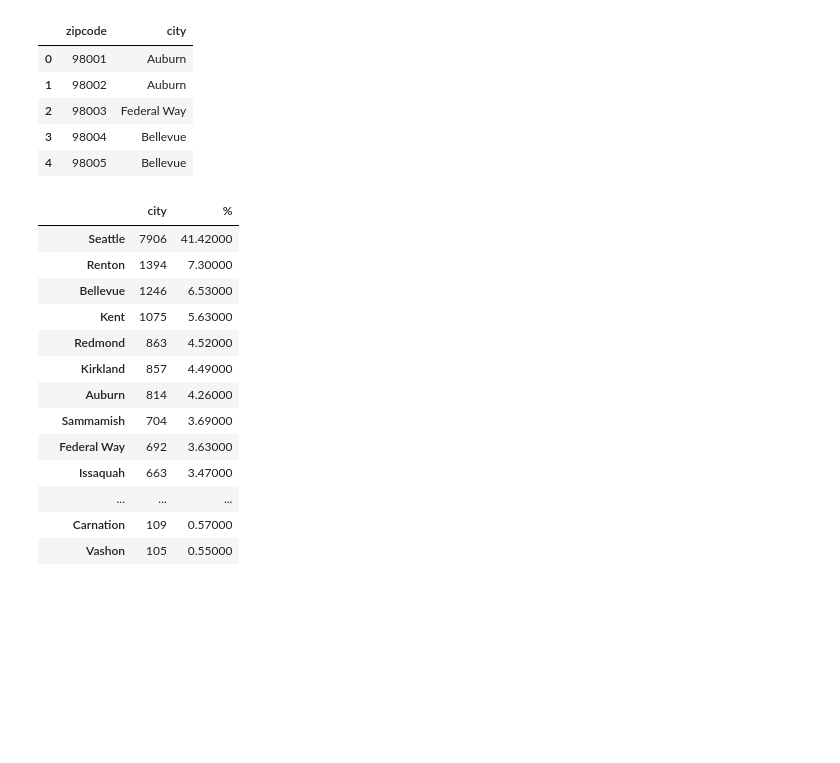
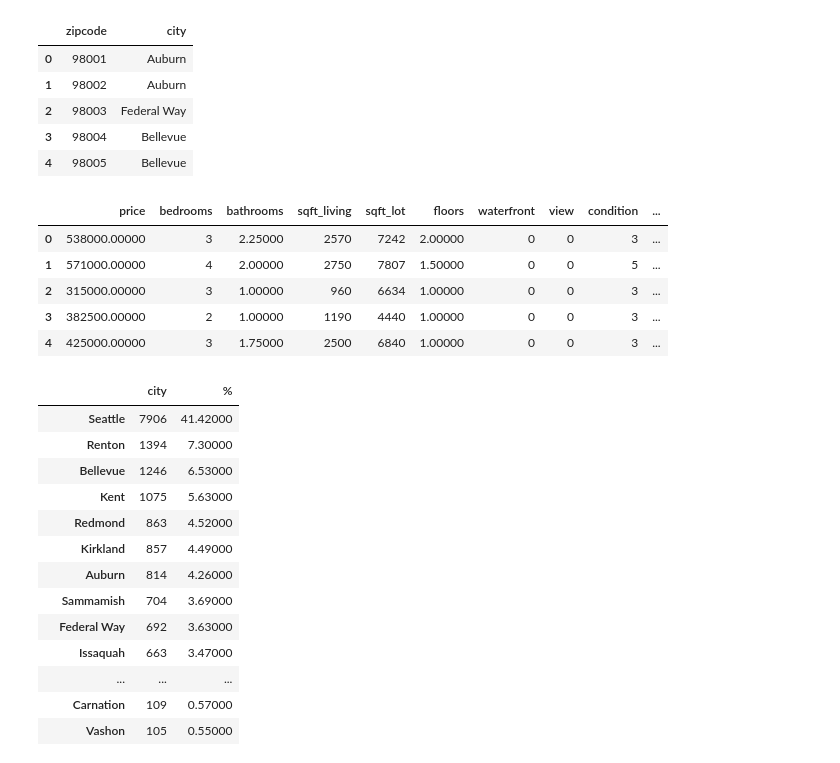
Before and after one commit to ttam37/dsc-mod-2-project-v2-1-onl01-dtsc-ft-052620, a Jupyter notebook: Exploration + Feature Engineering.ipynb, the cells around one changed output. Cells and saved outputs as stored; diff of their text form; code cells hidden in the pictures; blank space fills up the shorter version.

```diff
--- a/Exploration + Feature Engineering.ipynb
+++ b/Exploration + Feature Engineering.ipynb
@@ -181,6 +181,15 @@ zip_code_df.head()
 | 4 | 98005 | Bellevue |
 # %%
 data = pd.merge(data,zip_code_df,on='zipcode',how='inner')
+# %%
+data.head()
+# %% [output]
+|  | price | bedrooms | bathrooms | sqft_living | sqft_lot | floors | waterfront | view | condition | ... |
+| 0 | 538000.00000 | 3 | 2.25000 | 2570 | 7242 | 2.00000 | 0 | 0 | 3 | ... |
+| 1 | 571000.00000 | 4 | 2.00000 | 2750 | 7807 | 1.50000 | 0 | 0 | 5 | ... |
+| 2 | 315000.00000 | 3 | 1.00000 | 960 | 6634 | 1.00000 | 0 | 0 | 3 | ... |
+| 3 | 382500.00000 | 2 | 1.00000 | 1190 | 4440 | 1.00000 | 0 | 0 | 3 | ... |
+| 4 | 425000.00000 | 3 | 1.75000 | 2500 | 6840 | 1.00000 | 0 | 0 | 3 | ... |
 # %%
 pd.concat([data['city'].value_counts(dropna=False),
            round((data['city'].value_counts(dropna=False,normalize=True) * 100),2).rename("%")],axis=1)
```
Also changed, not shown: parts of 8 cells of this notebook, 7 other files.
